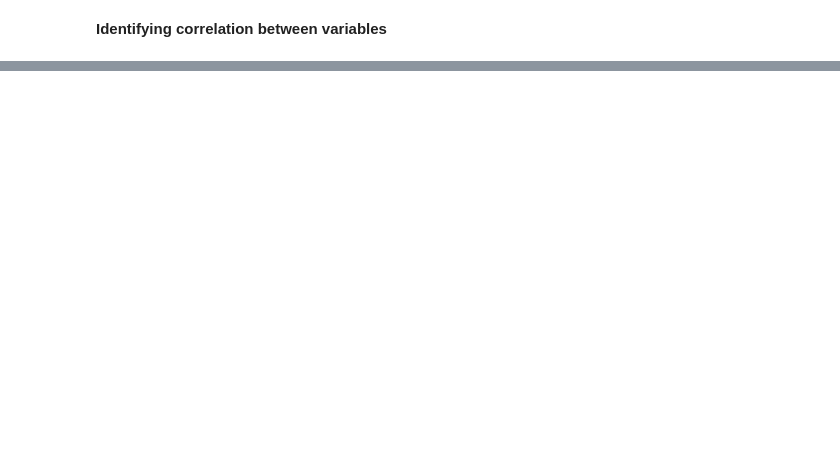
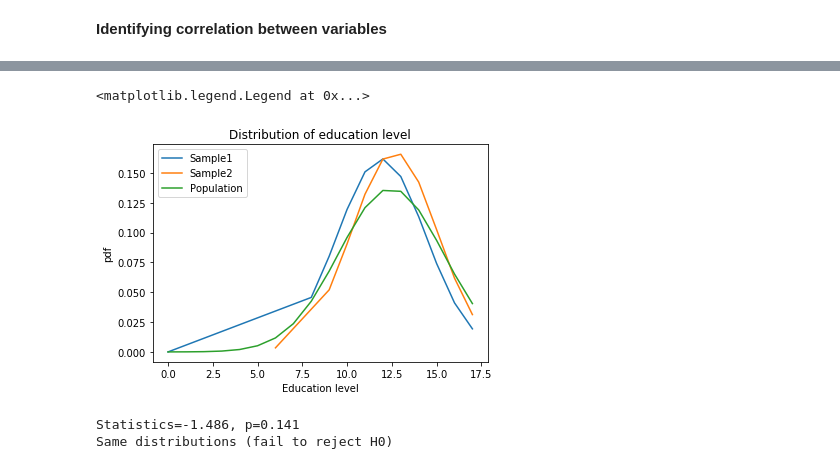
Before and after one commit to PraAnj/hypothesis-testing, a Jupyter notebook: ds project.ipynb, the cells around one changed output, grey strips where cells are left out. Cells and saved outputs as stored; diff of their text form; code cells hidden in the pictures; blank space fills up the shorter version.

Commit message:
Adding hypothesis testing (ttest/p value) for 2 random samples
Signed-off-by: Prageeth Anjula <prageethanjula@gmail.com>

```diff
--- a/ds project.ipynb
+++ b/ds project.ipynb
@@ -150,0 +149,5 @@ Text(0.5, 0, 'Earnings')
+# %%
+## Random sampling
+sample1 = my_data['educatn'].sample(50);
+sample2 = my_data['educatn'].sample(50);
+sample1.describe()
@@ -150,0 +176,32 @@ Text(0.5, 0, 'Earnings')
+# %%
+sortedSample1 = sample1.sort_values();
+fit1 = stat.norm.pdf(sortedSample1, sortedSample1.mean(), sortedSample1.std())
+plt.plot(sortedSample1, fit1, label='Sample1')
+
+sortedSample2 = sample2.sort_values();
+fit2 = stat.norm.pdf(sortedSample2, sortedSample2.mean(), sortedSample2.std())
+plt.plot(sortedSample2, fit2, label='Sample2')
+
+population = my_data['educatn'].sort_values();
+popFist = stat.norm.pdf(population, population.mean(), population.std())
+plt.plot(population, popFist, label='Population')
+
+plt.title('Distribution of education level')
+plt.xlabel('Education level')
+plt.ylabel('pdf')
+plt.legend()
+# %% [output]
+<matplotlib.legend.Legend at 0x...>
+[figure, added]
+# %%
+statistics, p = stat.ttest_ind(sample1, sample2)
+print('Statistics=%.3f, p=%.3f' % (statistics, p))
+# interpret
+alpha = 0.05  # 5% area under the normal graph
+if p > alpha:
+	print('Same distributions (fail to reject H0)')
+else:
+	print('Different distributions (reject H0)')
+# %% [output]
+Statistics=-1.486, p=0.141
+Same distributions (fail to reject H0)
```
Also changed, not shown: parts of 12 cells of this notebook.
